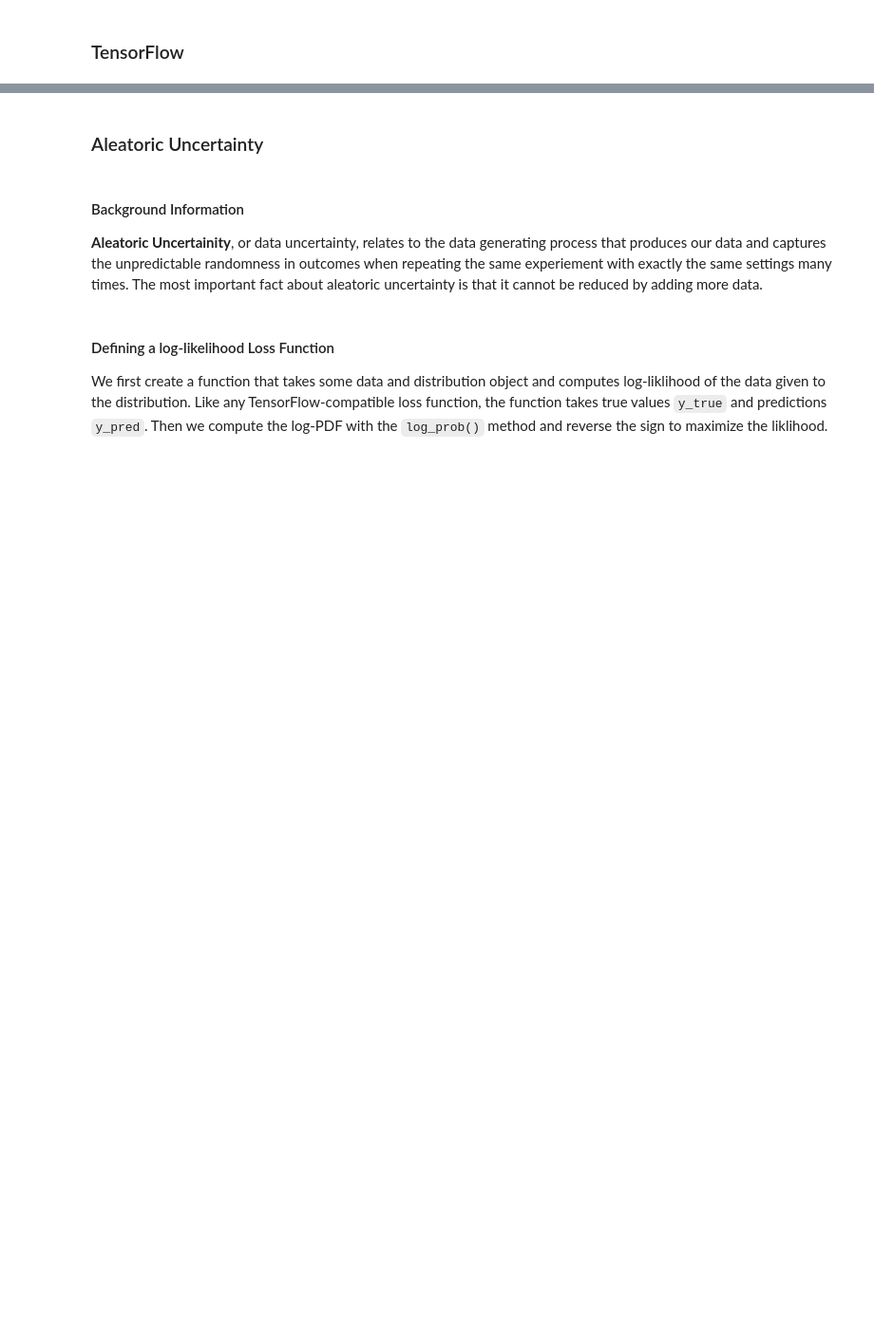
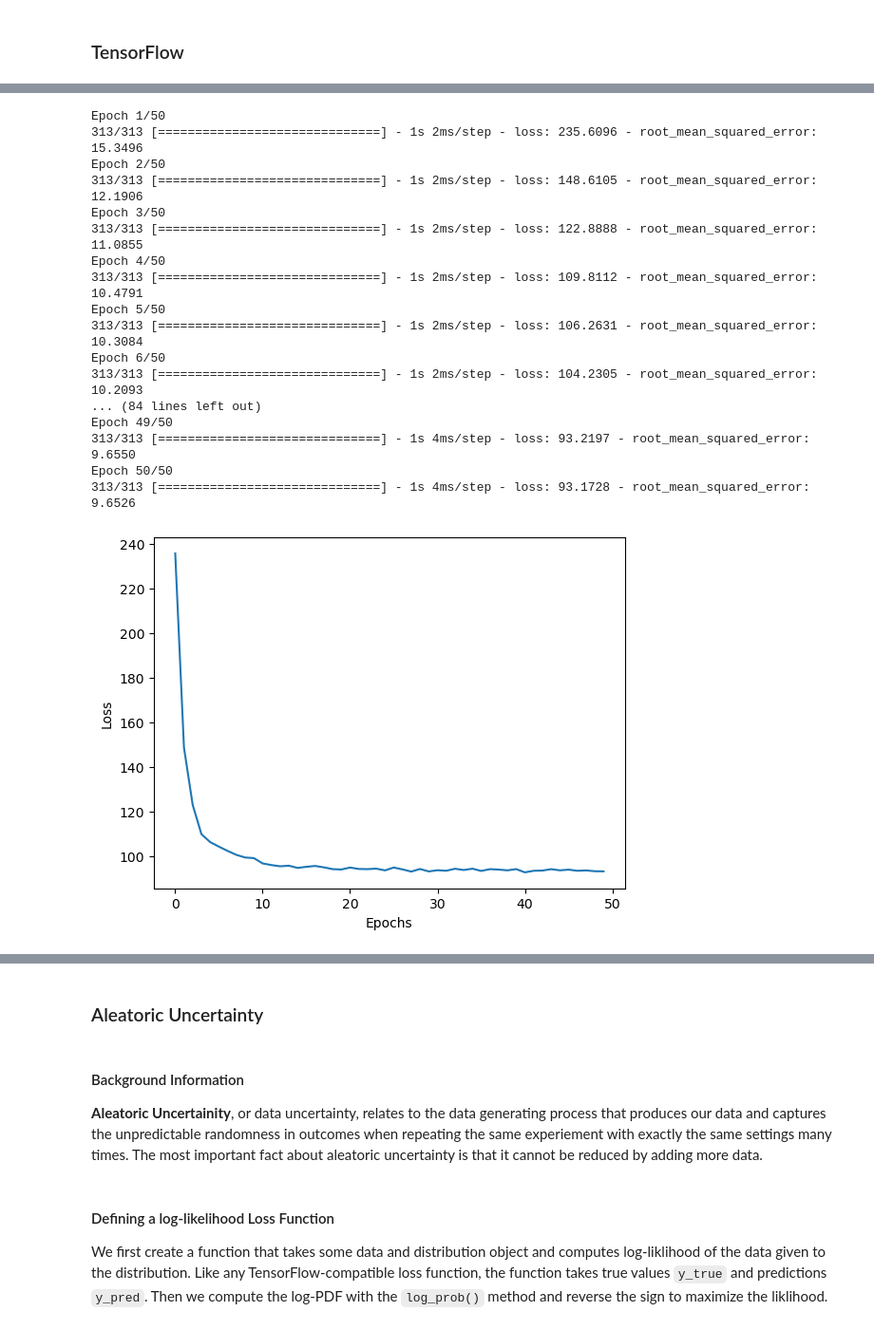
Before and after one commit to watermelonxx/WorkTerm-Winter2023, a Jupyter notebook: ModelingUncertainty.ipynb, the cells around one changed output, grey strips where cells are left out. Shown at 95% size. Saved outputs shown, nothing was run; the diff lists cells and outputs as text; code cells hidden in the pictures; blank space fills up the shorter version.

```diff
--- a/ModelingUncertainty.ipynb
+++ b/ModelingUncertainty.ipynb
@@ -148,3 +160,20 @@ from tensorflow.keras import layers
 import tensorflow_probability as tfp
 tfd = tfp.distributions
 tfpl = tfp.layers
+# %%
+normalizer = layers.Normalization(input_shape=[5,], axis=None)
+normalizer.adapt(np.array(calbiomeDictLAI[7]['X_train']))
+
+name = 'nn_80_1'
+biome = 7
+
+valbiomeDictLAI[biome][name] = dict()
+
+valbiomeDictLAI[biome][name]['model'] = tf.keras.Sequential([
+    normalizer,
+    layers.Dense(80, activation='relu'),
+    # layers.Dense(25, activation='relu'),
+    layers.Dense(1)])
+
+valbiomeDictLAI[biome][name]['model'].compile(loss='mse', optimizer=tf.keras.optimizers.Adam(learning_rate=0.01), metrics=[tf.keras.metrics.RootMeanSquaredError()])
+valbiomeDictLAI[biome][name]['model'].summary()
@@ -150,0 +197,24 @@ tfpl = tfp.layers
+# %%
+valbiomeDictLAI[biome][name]['history'] = valbiomeDictLAI[7][name]['model'].fit(calbiomeDictLAI[biome]['X_train'].to_numpy(), calbiomeDictLAI[biome]['y_train'].to_numpy(), epochs=50, verbose=1)
+plt.plot(valbiomeDictLAI[biome][name]['history'].history['loss'])
+plt.xlabel('Epochs')
+plt.ylabel('Loss');
+# %% [output]
+Epoch 1/50
+313/313 [==============================] - 1s 2ms/step - loss: 235.6096 - root_mean_squared_error: 15.3496
+Epoch 2/50
+313/313 [==============================] - 1s 2ms/step - loss: 148.6105 - root_mean_squared_error: 12.1906
+Epoch 3/50
+313/313 [==============================] - 1s 2ms/step - loss: 122.8888 - root_mean_squared_error: 11.0855
+Epoch 4/50
+313/313 [==============================] - 1s 2ms/step - loss: 109.8112 - root_mean_squared_error: 10.4791
+Epoch 5/50
+313/313 [==============================] - 1s 2ms/step - loss: 106.2631 - root_mean_squared_error: 10.3084
+Epoch 6/50
+313/313 [==============================] - 1s 2ms/step - loss: 104.2305 - root_mean_squared_error: 10.2093
+... (84 lines left out)
+Epoch 49/50
+313/313 [==============================] - 1s 4ms/step - loss: 93.2197 - root_mean_squared_error: 9.6550
+Epoch 50/50
+313/313 [==============================] - 1s 4ms/step - loss: 93.1728 - root_mean_squared_error: 9.6526
+[figure, added]
```
Also changed, not shown: parts of 15 cells of this notebook.
